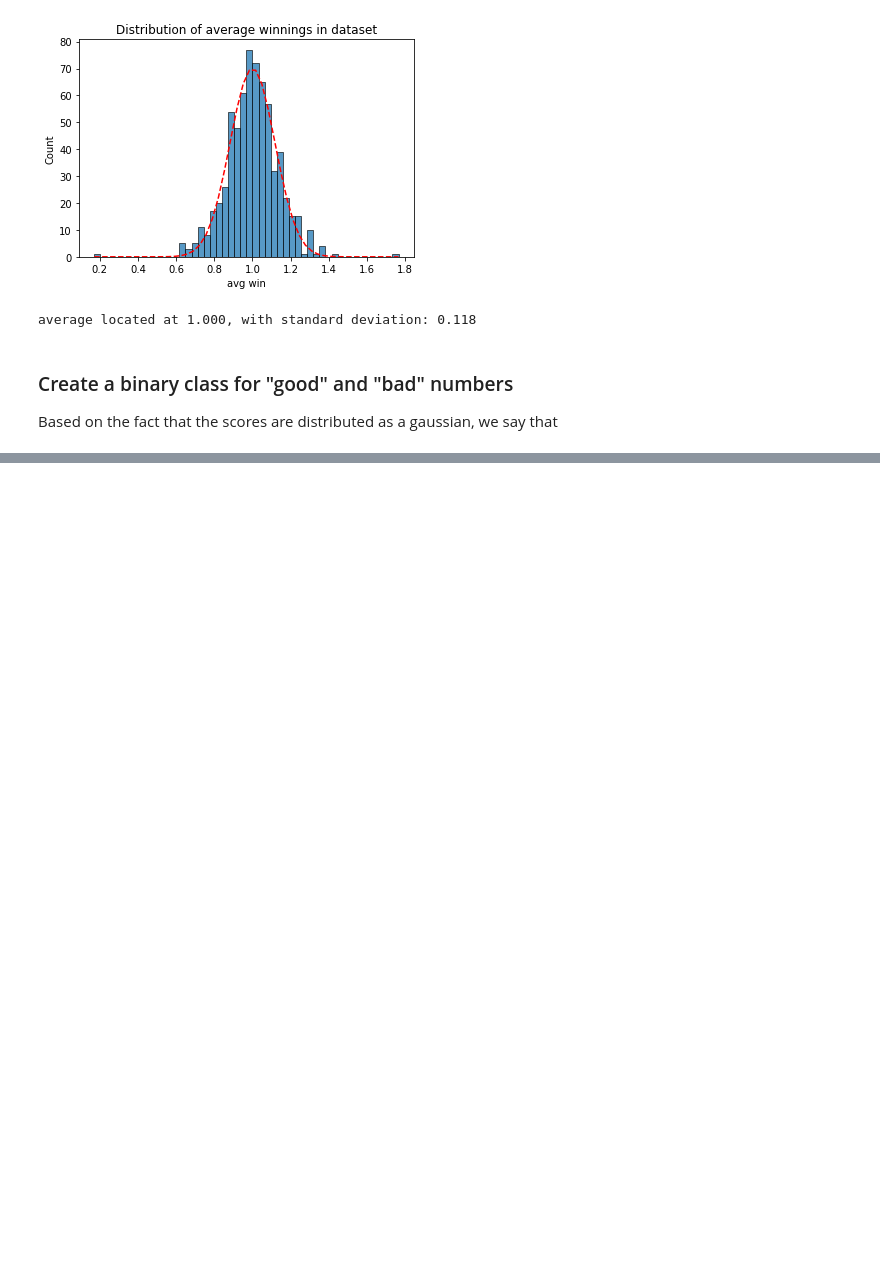
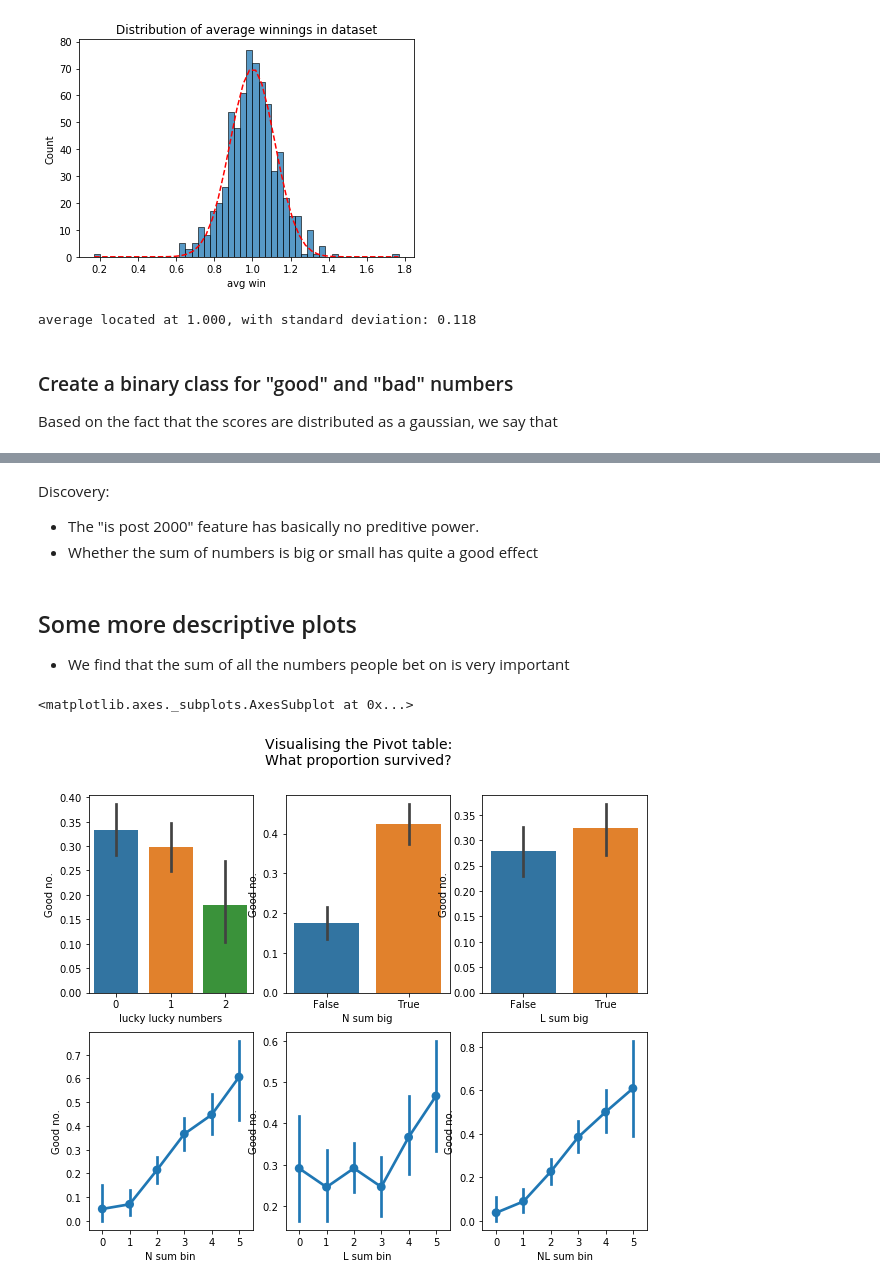
Before and after one commit to RokMedves/EuroMillions, a Jupyter notebook: euromillions.ipynb, the cells around one changed output, grey strips where cells are left out. Saved outputs shown, nothing was run; the diff lists cells and outputs as text; code cells hidden in the pictures; blank space fills up the shorter version.

```diff
--- a/euromillions.ipynb
+++ b/euromillions.ipynb
@@ -539,0 +592,23 @@ plt.show()
+# %% [markdown]
+Discovery:
+- The "is post 2000" feature has basically no preditive power.
+- Whether the sum of numbers is big or small has quite a good effect
+# %% [markdown]
+## Some more descriptive plots
+
+- We find that the sum of all the numbers people bet on is very important
+# %%
+fig, saxis = plt.subplots(2, 3,figsize=(10,8))
+
+fig.suptitle("Visualising the Pivot table:\nWhat proportion survived?", fontsize = 14)
+
+sns.barplot(x = 'lucky lucky numbers', y = 'Good no.', data=euromillions, ax = saxis[0,0])
+sns.barplot(x = 'N sum big',   y = 'Good no.', data=euromillions, ax = saxis[0,1])
+sns.barplot(x = 'L sum big',  y = 'Good no.', data=euromillions, ax = saxis[0,2])
+
+sns.pointplot(x = 'N sum bin',  y = 'Good no.',  data=euromillions, ax = saxis[1,0])
+sns.pointplot(x = 'L sum bin',   y = 'Good no.',  data=euromillions, ax = saxis[1,1])
+sns.pointplot(x = 'NL sum bin', y = 'Good no.', data=euromillions, ax = saxis[1,2])
+# %% [output]
+<matplotlib.axes._subplots.AxesSubplot at 0x...>
+[figure, added]
```
Also changed, not shown: parts of 14 cells of this notebook.
